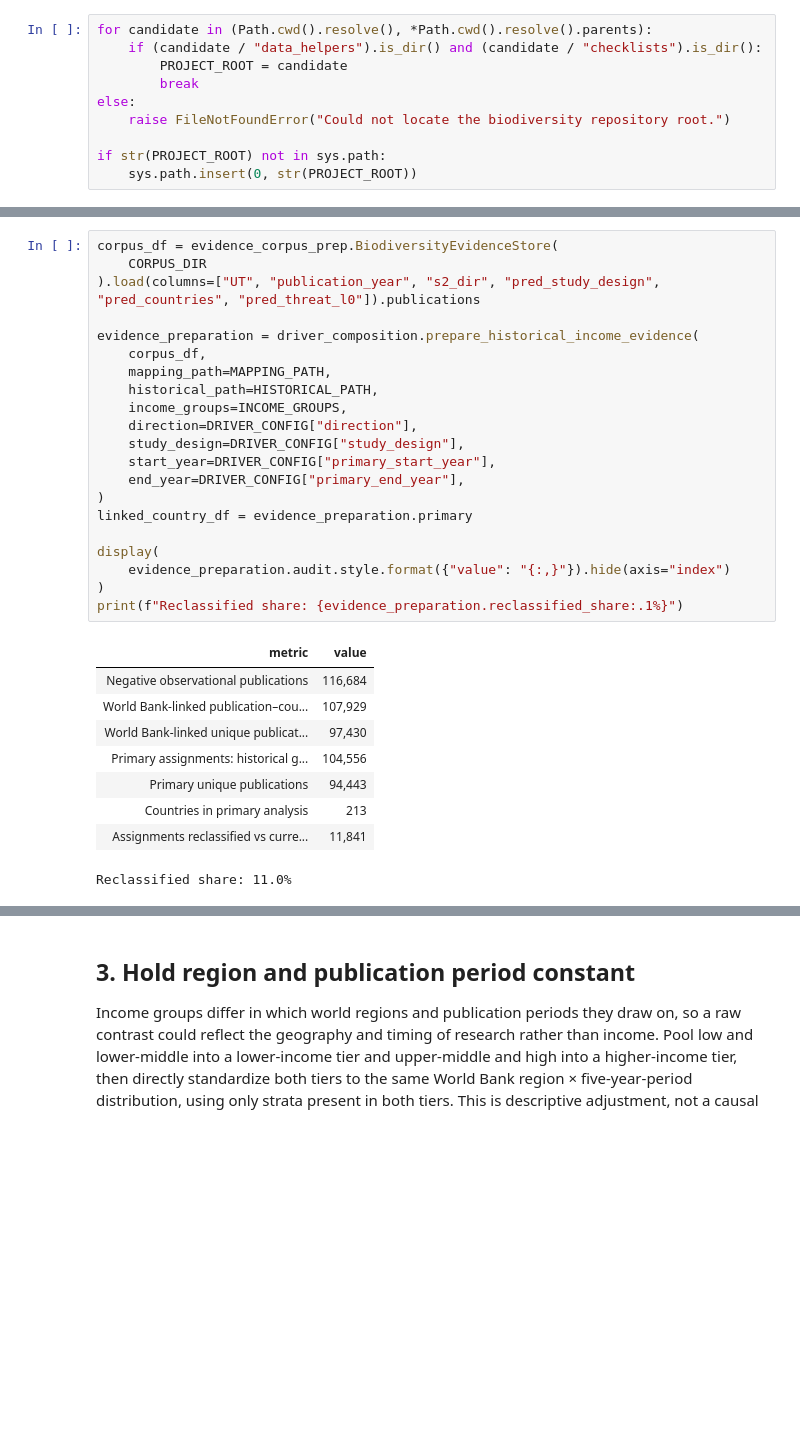
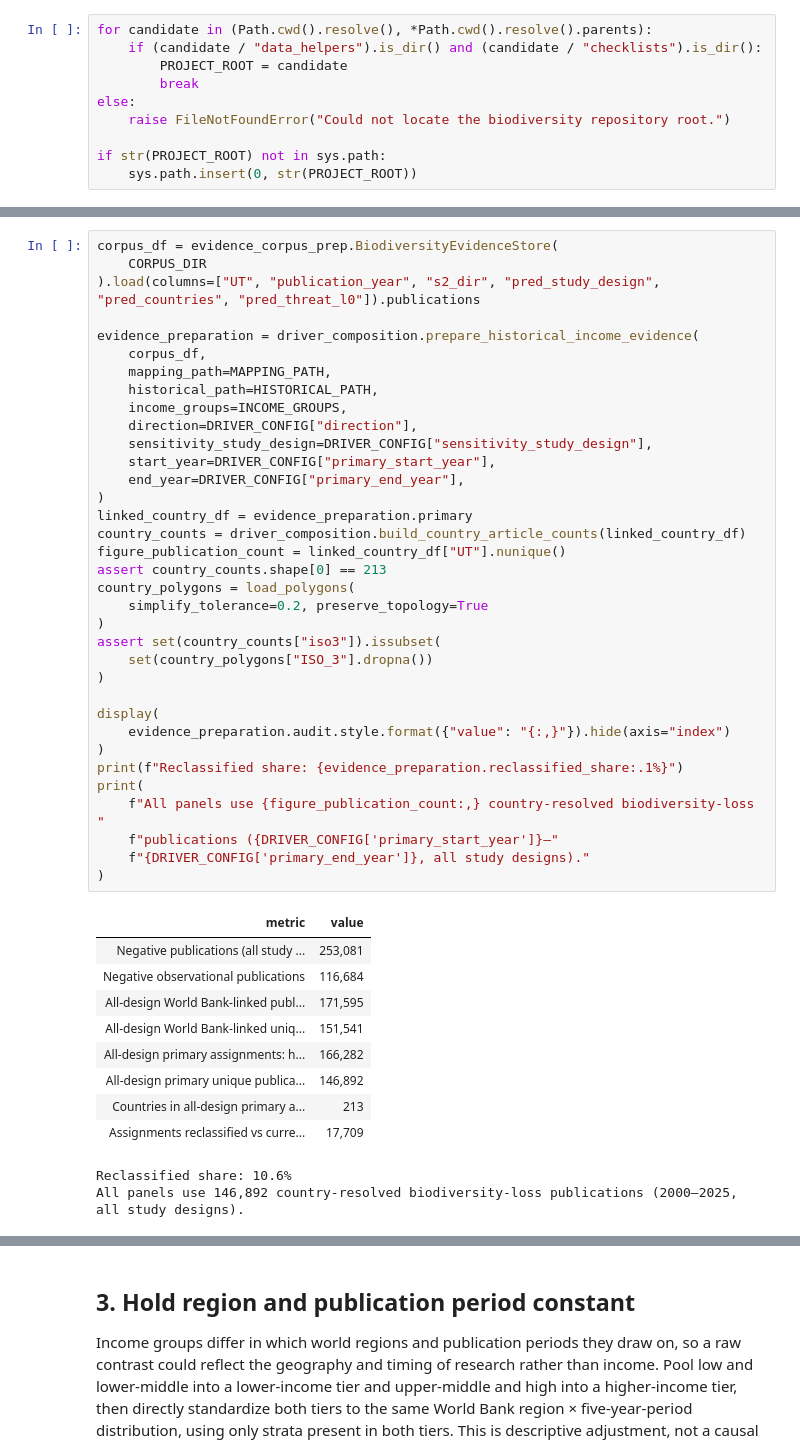
Before and after one commit to hunaindot/biodiversity-change-systematic-map, a Jupyter notebook: notebooks/results/02_income_composition.ipynb, the cells around one changed output, grey strips where cells are left out. Saved outputs shown, nothing was run; the diff lists cells and outputs as text; blank space fills up the shorter version.

```diff
--- a/notebooks/results/02_income_composition.ipynb
+++ b/notebooks/results/02_income_composition.ipynb
@@ -98,32 +104,48 @@ reclassified share reported in the Supplementary "Historical income matching" pa
 # %%
 corpus_df = evidence_corpus_prep.BiodiversityEvidenceStore(
     CORPUS_DIR
 ).load(columns=["UT", "publication_year", "s2_dir", "pred_study_design", "pred_countries", "pred_threat_l0"]).publications
 
 evidence_preparation = driver_composition.prepare_historical_income_evidence(
     corpus_df,
     mapping_path=MAPPING_PATH,
     historical_path=HISTORICAL_PATH,
     income_groups=INCOME_GROUPS,
     direction=DRIVER_CONFIG["direction"],
-    study_design=DRIVER_CONFIG["study_design"],
+    sensitivity_study_design=DRIVER_CONFIG["sensitivity_study_design"],
     start_year=DRIVER_CONFIG["primary_start_year"],
     end_year=DRIVER_CONFIG["primary_end_year"],
 )
 linked_country_df = evidence_preparation.primary
+country_counts = driver_composition.build_country_article_counts(linked_country_df)
+figure_publication_count = linked_country_df["UT"].nunique()
+assert country_counts.shape[0] == 213
+country_polygons = load_polygons(
+    simplify_tolerance=0.2, preserve_topology=True
+)
+assert set(country_counts["iso3"]).issubset(
+    set(country_polygons["ISO_3"].dropna())
+)
 
 display(
     evidence_preparation.audit.style.format({"value": "{:,}"}).hide(axis="index")
 )
 print(f"Reclassified share: {evidence_preparation.reclassified_share:.1%}")
+print(
+    f"All panels use {figure_publication_count:,} country-resolved biodiversity-loss "
+    f"publications ({DRIVER_CONFIG['primary_start_year']}–"
+    f"{DRIVER_CONFIG['primary_end_year']}, all study designs)."
+)
 # %% [output]
 | metric | value |
+| Negative publications (all study ... | 253,081 |
 | Negative observational publications | 116,684 |
-| World Bank-linked publication–cou... | 107,929 |
-| World Bank-linked unique publicat... | 97,430 |
-| Primary assignments: historical g... | 104,556 |
-| Primary unique publications | 94,443 |
-| Countries in primary analysis | 213 |
-| Assignments reclassified vs curre... | 11,841 |
+| All-design World Bank-linked publ... | 171,595 |
+| All-design World Bank-linked uniq... | 151,541 |
+| All-design primary assignments: h... | 166,282 |
+| All-design primary unique publica... | 146,892 |
+| Countries in all-design primary a... | 213 |
+| Assignments reclassified vs curre... | 17,709 |
-Reclassified share: 11.0%
+Reclassified share: 10.6%
+All panels use 146,892 country-resolved biodiversity-loss publications (2000–2025, all study designs).
 # %% [markdown]
```
Also changed, not shown: parts of 12 cells of this notebook, 22 other files.
